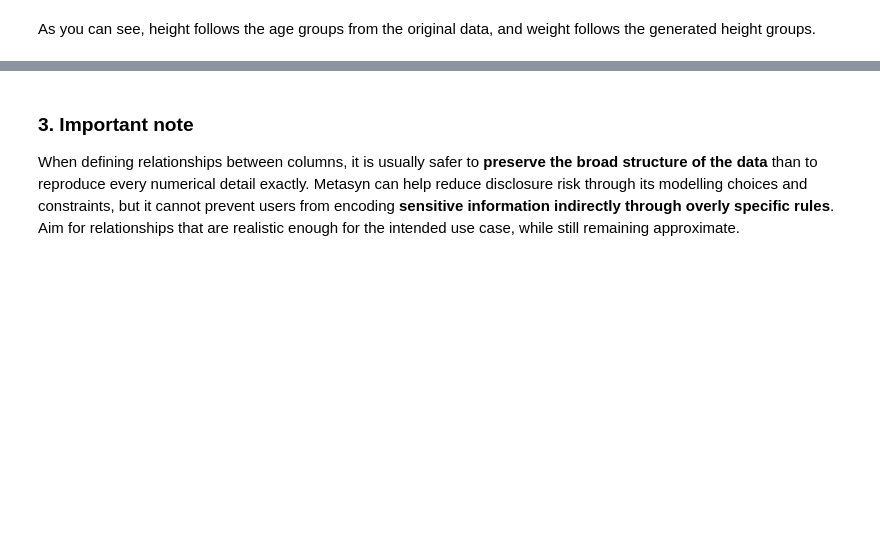
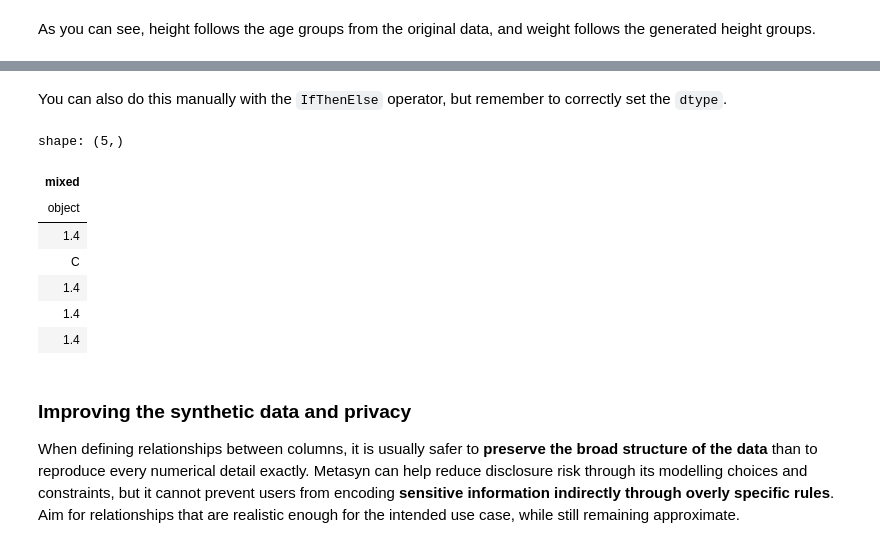
Before and after one commit to sodascience/metasyn, a Jupyter notebook: examples/3_additional_features.ipynb, the cells around one changed output, grey strips where cells are left out. Cells and saved outputs as stored; diff of their text form; code cells hidden in the pictures; blank space fills up the shorter version.

```diff
--- a/examples/3_additional_features.ipynb
+++ b/examples/3_additional_features.ipynb
@@ -361,4 +401,19 @@ As you can see, height follows the age groups from the original data, and weight
+# %% [markdown]
+You can also do this manually with the `IfThenElse` operator, but remember to correctly set the `dtype`.
+# %%
+vb = VarBuilder(name="mixed", dtype="Object")
+vb.distribution = IfThenElse(ContinuousUniformDistribution(0, 1) < 0.5, "C", 1.4)
+vb.fit().draw_series(5)
+# %% [output]
+shape: (5,)
+| mixed |
+| object |
+| 1.4 |
+| C |
+| 1.4 |
+| 1.4 |
+| 1.4 |
 # %% [markdown]
-### 3. Important note
+### Improving the synthetic data and privacy
 
 When defining relationships between columns, it is usually safer to **preserve the broad structure of the data** than to reproduce every numerical detail exactly. Metasyn can help reduce disclosure risk through its modelling choices and constraints, but it cannot prevent users from encoding **sensitive information indirectly through overly specific rules**. Aim for relationships that are realistic enough for the intended use case, while still remaining approximate.
```
Also changed, not shown: parts of 15 cells of this notebook, 16 other files.
